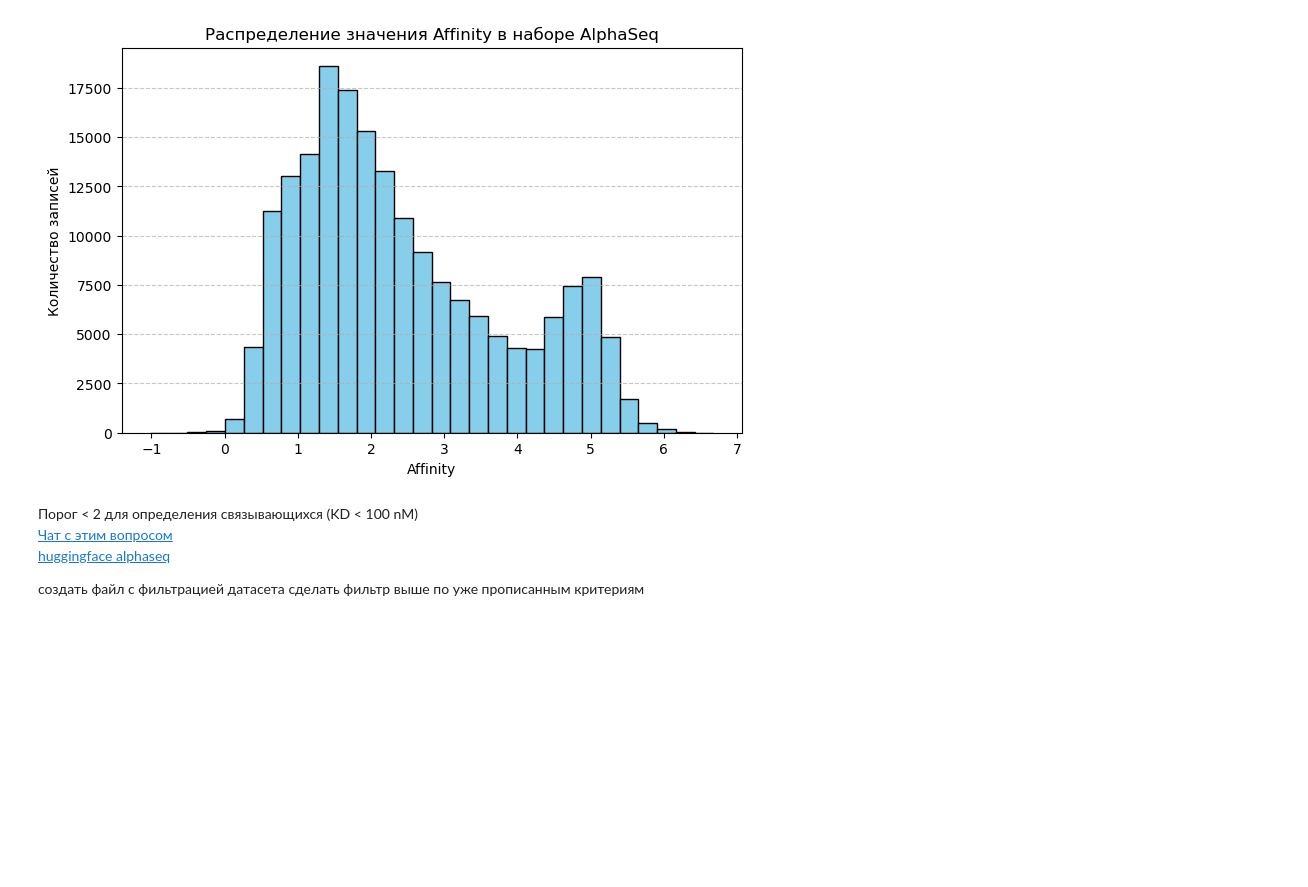
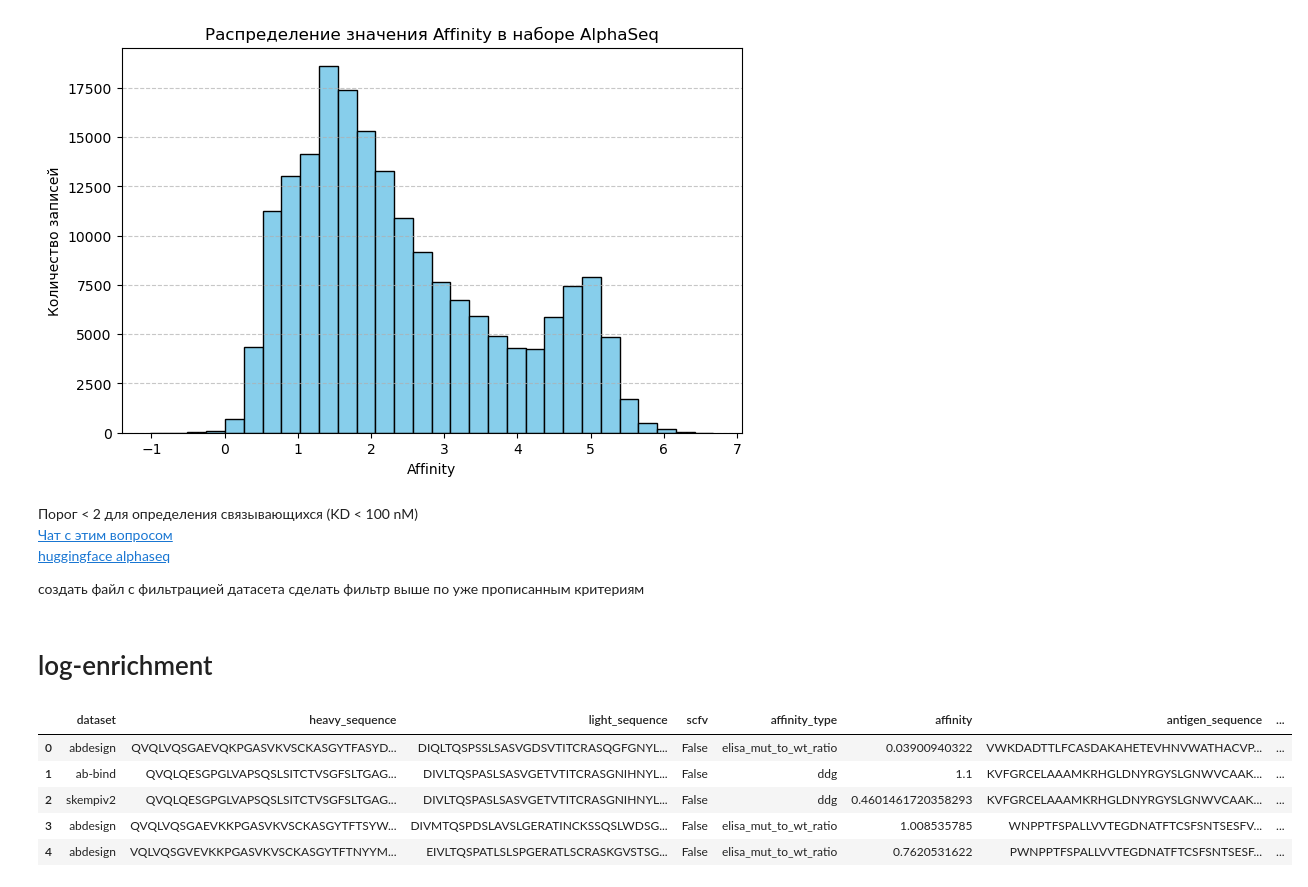
Before and after one commit to younggod2/llm-antibody-fv-generation, a Jupyter notebook: data/EDA/affinity_thresholds.ipynb, the cells around one changed output. Cells and saved outputs as stored; diff of their text form; code cells hidden in the pictures; blank space fills up the shorter version.

```diff
--- a/data/EDA/affinity_thresholds.ipynb
+++ b/data/EDA/affinity_thresholds.ipynb
@@ -205,3 +211,14 @@ plt.show()
 
 создать файл с фильтрацией датасета
 сделать фильтр выше по уже прописанным критериям
+# %% [markdown]
+# log-enrichment
+# %%
+agab_df.head()
+# %% [output]
+|  | dataset | heavy_sequence | light_sequence | scfv | affinity_type | affinity | antigen_sequence | ... |
+| 0 | abdesign | QVQLVQSGAEVQKPGASVKVSCKASGYTFASYD... | DIQLTQSPSSLSASVGDSVTITCRASQGFGNYL... | False | elisa_mut_to_wt_ratio | 0.03900940322 | VWKDADTTLFCASDAKAHETEVHNVWATHACVP... | ... |
+| 1 | ab-bind | QVQLQESGPGLVAPSQSLSITCTVSGFSLTGAG... | DIVLTQSPASLSASVGETVTITCRASGNIHNYL... | False | ddg | 1.1 | KVFGRCELAAAMKRHGLDNYRGYSLGNWVCAAK... | ... |
+| 2 | skempiv2 | QVQLQESGPGLVAPSQSLSITCTVSGFSLTGAG... | DIVLTQSPASLSASVGETVTITCRASGNIHNYL... | False | ddg | 0.4601461720358293 | KVFGRCELAAAMKRHGLDNYRGYSLGNWVCAAK... | ... |
+| 3 | abdesign | QVQLVQSGAEVKKPGASVKVSCKASGYTFTSYW... | DIVMTQSPDSLAVSLGERATINCKSSQSLWDSG... | False | elisa_mut_to_wt_ratio | 1.008535785 | WNPPTFSPALLVVTEGDNATFTCSFSNTSESFV... | ... |
+| 4 | abdesign | VQLVQSGVEVKKPGASVKVSCKASGYTFTNYYM... | EIVLTQSPATLSLSPGERATLSCRASKGVSTSG... | False | elisa_mut_to_wt_ratio | 0.7620531622 | PWNPPTFSPALLVVTEGDNATFTCSFSNTSESF... | ... |
```
Also changed, not shown: parts of 14 cells of this notebook, 4 other files.
